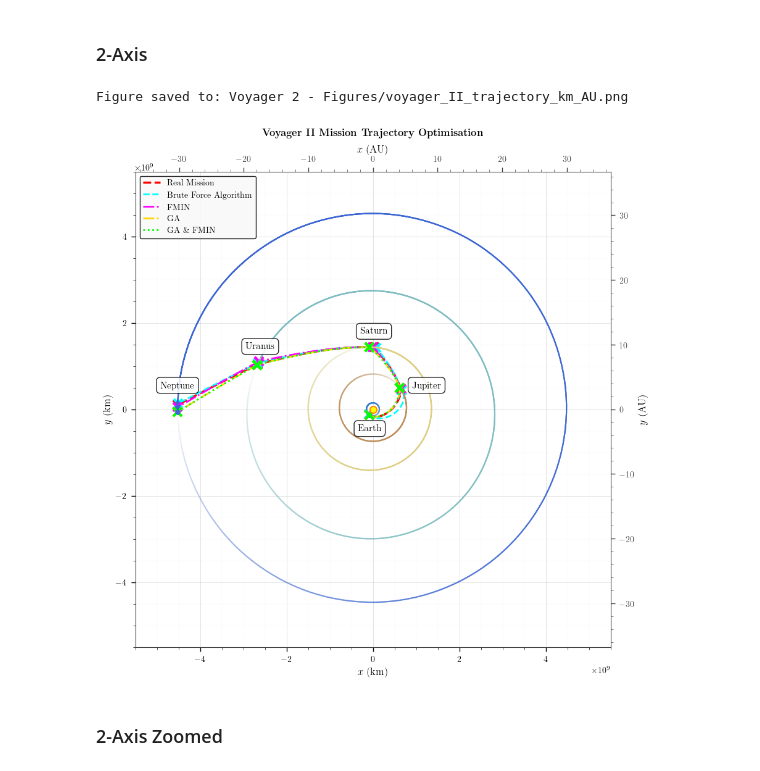
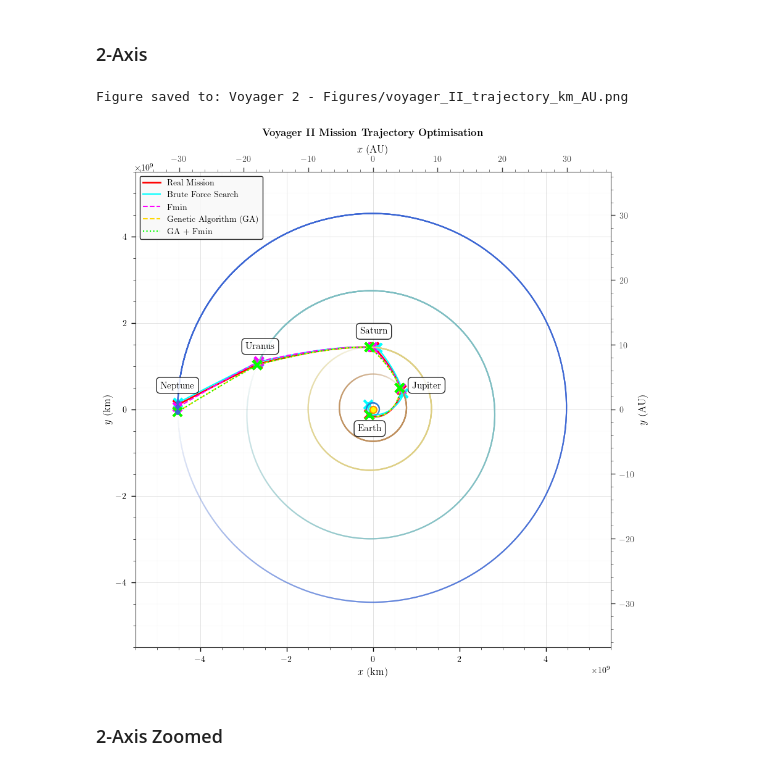
Before and after one commit to snath222/IP-Trajectory-Optimisation-SN, a Jupyter notebook: Voyager II - Optimisation Algo.ipynb, the cells around one changed output. Drawn from its saved outputs; the diff is of its cells as text; code cells hidden in the pictures.

```diff
--- a/Voyager II - Optimisation Algo.ipynb
+++ b/Voyager II - Optimisation Algo.ipynb
@@ -103,5 +105,7 @@ Output directory set to: /Users/snath2/Desktop/Aero & Astro/Year 3/IP/IP Github/
 # %%
 global_flag = False
+# %%
+figure_flag = True
 # %%
 mu_earth = Earth.k.to(u.km**3 / u.s**2).value
 mu_jupiter = Jupiter.k.to(u.km**3 / u.s**2).value
@@ -327,0 +501,5 @@ r_neptune, v_neptune = r_neptune.value, v_neptune.value
+# %%
+num = 3
+r_sc_saturn, v_sc_saturn = forwardTransformation(e[num], a[num], i[num], omega[num], w[num], M[num], mu_saturn)
+v_sc_sun_s = v_sc_saturn + v_saturn
+np.linalg.norm(v_sc_sun_s)
@@ -2844,14 +3075,6 @@ def plot_VoyagerII(
 # %% [markdown]
 ### 2-Axis
 # %%
-plt.rc("text", usetex=True)
-plt.rc("font", family="serif")
-
-# Create figure and axis
-fig = plt.figure(figsize=(12, 10))
-ax = fig.add_subplot(111)
-plotter = StaticOrbitPlotter(ax)
-
 # Define different line styles for each plot
 colours = {
     "Real Mission": "red",
@@ -2860,6 +3083,32 @@ colours = {
     "GA": "gold",
     "GA --> FMIN": "lime",
 }
+
+# Distinct line styles to prevent visual merging
+line_styles = {
+    "Real Mission": "-",
+    "Brute Force Algorithm": "-",
+    "FMIN": "--",
+    "GA": '--',#(0, (5, 1)),
+    "GA --> FMIN": ":",
+}
+
+# Define different line widths for clarity
+line_widths = {
+    "Real Mission": 2,
+    "Brute Force Algorithm": 1.5,
+    "FMIN": 1.5,
+    "GA": 1.5,
+    "GA --> FMIN": 1.5,
+}
+
+plt.rc("text", usetex=True)
+plt.rc("font", family="serif")
+
+# Create figure and axis
+fig = plt.figure(figsize=(12, 10))
+ax = fig.add_subplot(111)
+plotter = StaticOrbitPlotter(ax)
 
 # Plot both missions on the same graph
 plot_VoyagerII(
@@ -2969,23 +3218,6 @@ def update_au_axes(event=None):
 ax.callbacks.connect("xlim_changed", update_au_axes)
 ax.callbacks.connect("ylim_changed", update_au_axes)
 
-# Define different line styles for each plot
-line_styles = {
-    "Real Mission": "--",
-    "Brute Force Algorithm": "--",
-    "FMIN": "-.",
-    "GA": "-.",
-    "GA --> FMIN": ":",
-}
-# Define different line widths for clarity
-line_widths = {
-    "Real Mission": 2.5,
-    "Brute Force Algorithm": 2,
-    "FMIN": 2,
-    "GA": 2,
-    "GA --> FMIN": 2,
-}
-
 # Apply line styles
 for line in ax.get_lines():
     label = line.get_label()
@@ -3010,7 +3242,7 @@ handles = [
         color=colours["Brute Force Algorithm"],
         ls=line_styles["Brute Force Algorithm"],
         lw=line_widths["Brute Force Algorithm"],
-        label="Brute Force Algorithm",
+        label="Brute Force Search",
     ),
     Line2D(
         [0],
@@ -3018,7 +3250,7 @@ handles = [
         color=colours["FMIN"],
         ls=line_styles["FMIN"],
         lw=line_widths["FMIN"],
-        label="FMIN",
+        label="Fmin",
     ),
     Line2D(
         [0],
@@ -3026,7 +3258,7 @@ handles = [
         color=colours["GA"],
         ls=line_styles["GA"],
         lw=line_widths["GA"],
-        label="GA",
+        label="Genetic Algorithm (GA)",
     ),
     Line2D(
         [0],
@@ -3034,7 +3266,7 @@ handles = [
         color=colours["GA --> FMIN"],
         ls=line_styles["GA --> FMIN"],
         lw=line_widths["GA --> FMIN"],
-        label="GA \& FMIN",
+        label="GA + Fmin",
     ),
 ]
 
@@ -3087,34 +3319,34 @@ for planet, position in planet_label_positions.items():
     label_x, label_y = planet_label_positions[planet]
 
     # Improved annotation style
     bbox_props = dict(boxstyle="round,pad=0.4", fc="white", ec="black", alpha=0.85)
     ax.annotate(
         planet,
         xy=(x, y),  # Position of the planet
         xytext=(label_x, label_y),  # Absolute position for the label
         textcoords="data",  # Changed from 'offset points' to 'data'
         bbox=bbox_props,
         fontsize=11,
         fontweight="bold",
         zorder=101,  # Ensure labels appear on top of everything
     )  # Add arrow connecting label to planet
 
 # Add a thin border around the plot for a more professional look
 for spine in ax.spines.values():
     spine.set_visible(True)
     spine.set_linewidth(0.8)
     spine.set_color("#444444")
 
 output_figures.save_file(
     "voyager_II_trajectory_km_AU.png", dpi=500, bbox_inches="tight"
 )
 
 # Show plot
 plt.show()
 plt.close()
 # %% [output]
 Figure saved to: Voyager 2 - Figures/voyager_II_trajectory_km_AU.png
-[figure, old version]
+[figure, new version]
 # %% [markdown]
 ### 2-Axis Zoomed
 # %%
```
Also changed, not shown: parts of 74 cells of this notebook, 10 other files.
